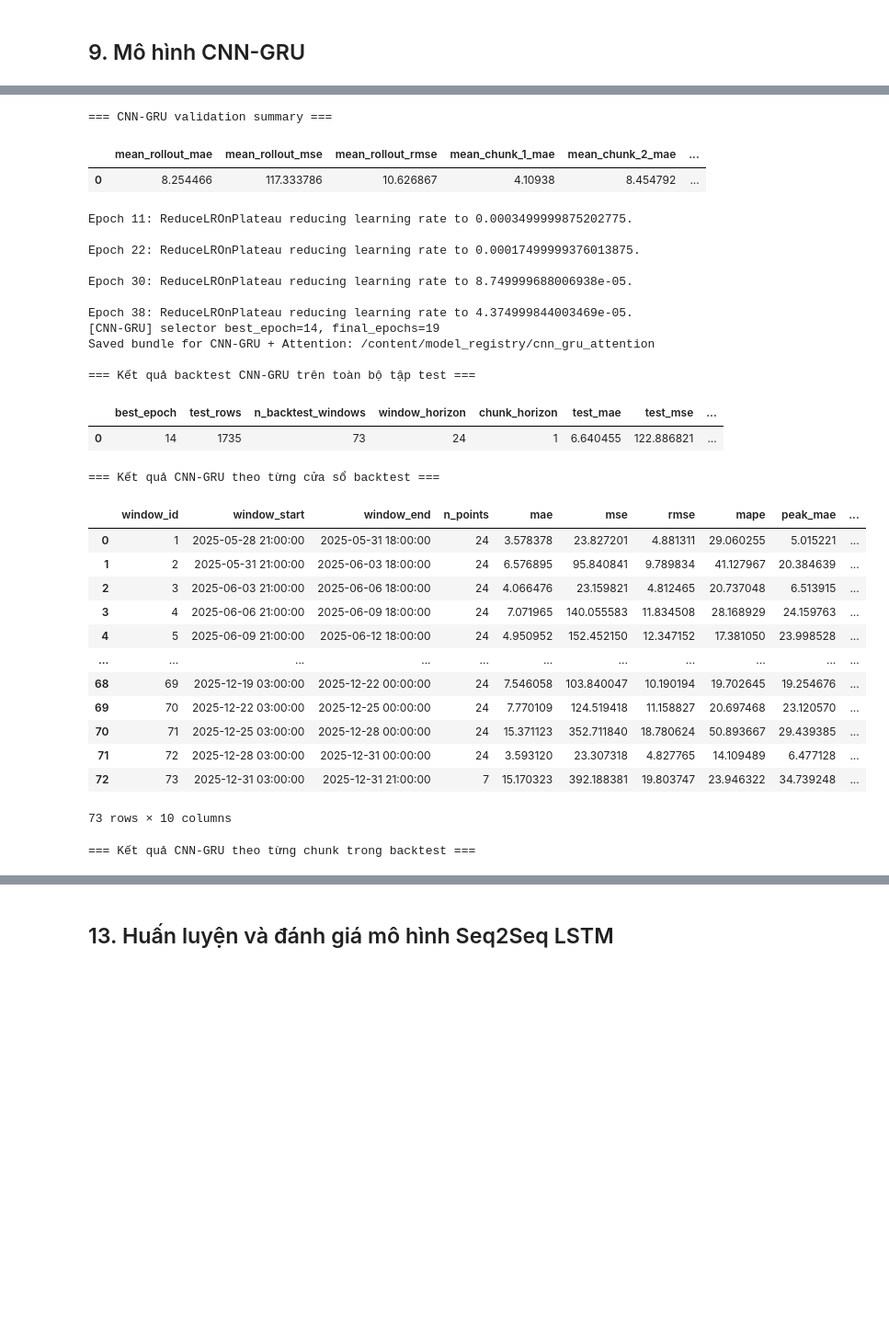
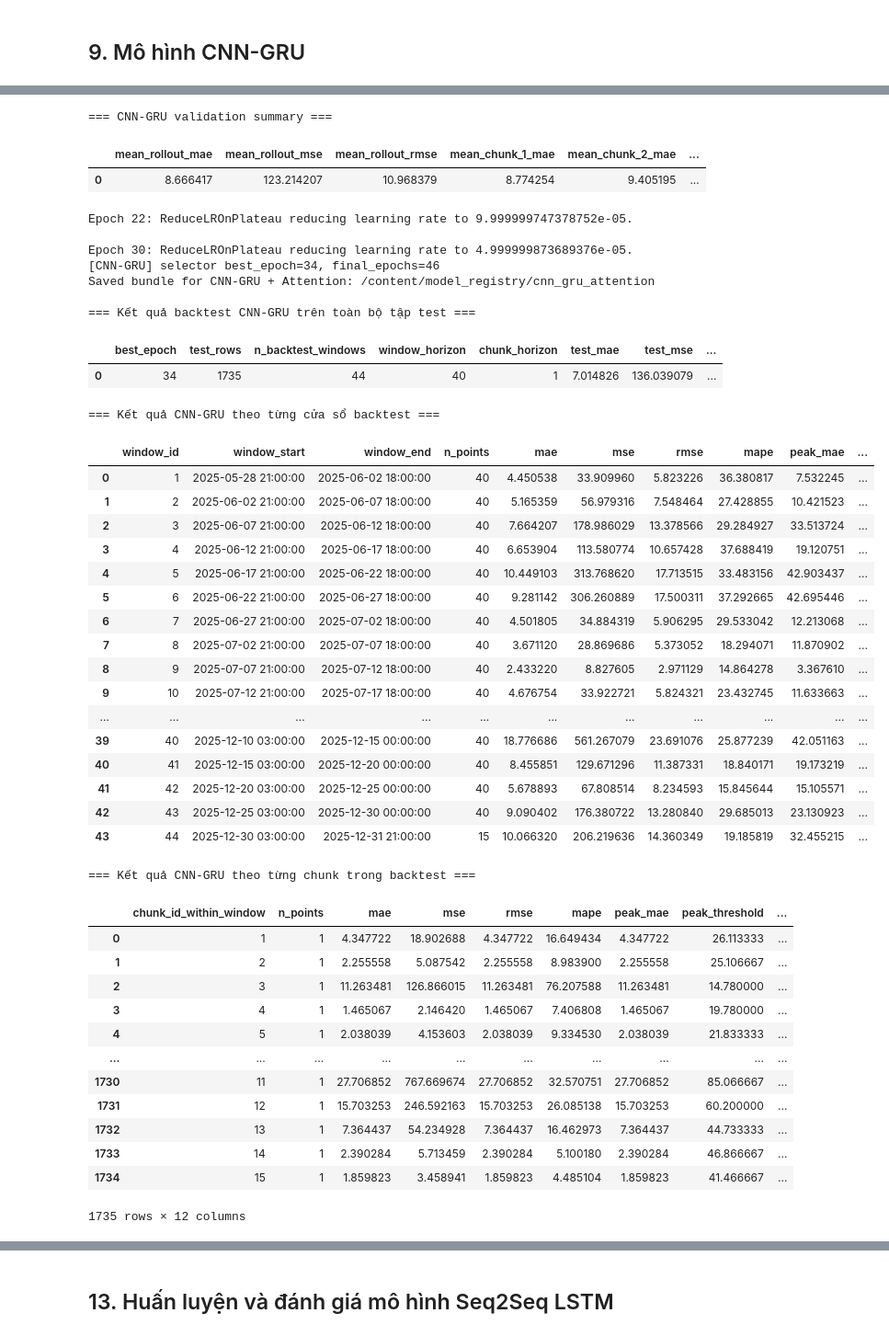
Before and after one commit to HoangHumg1210/hoankiem-air-quality-forecasting, a Jupyter notebook: notebooks/03_model.ipynb, the cells around one changed output, grey strips where cells are left out. Shown at 92% size. Saved outputs shown, nothing was run; the diff lists cells and outputs as text; code cells hidden in the pictures; blank space fills up the shorter version.

```diff
--- a/notebooks/03_model.ipynb
+++ b/notebooks/03_model.ipynb
@@ -452,7 +452,7 @@ Bộ đặc trưng đang dùng: ['PM25_lag_1', 'PM25_lag_8', 'PM25_lag_24', 'PM2
 
 LOOKBACK = 112
 CHUNK_HORIZON = 1
-ROLLOUT_HORIZON = 24
+ROLLOUT_HORIZON = 40
 N_CHUNKS = ROLLOUT_HORIZON // CHUNK_HORIZON
 HORIZON = CHUNK_HORIZON
 EVAL_SIZE = ROLLOUT_HORIZON
@@ -1336,7 +1336,17 @@ def build_gru_model(
         name="time_distributed_output",
     )(x)
 
-    outputs = tf.keras.layers.Reshape((horizon,), name="forecast_output")(x)
+        # ===== SỬA Ở ĐÂY =====
+    forecast_delta = tf.keras.layers.Reshape(
+        (horizon,), name="forecast_delta"
+    )(x)
+    decoder_baseline = tf.keras.layers.Reshape(
+        (horizon,), name="decoder_baseline"
+    )(decoder_inputs)
+    outputs = tf.keras.layers.Add(
+        name="forecast_output"
+    )([forecast_delta, decoder_baseline])
+    # =====================)
 
     model_name = "seq2seq_gru_attention" if use_attention else "seq2seq_gru"
     model = tf.keras.Model(inputs=[encoder_inputs, decoder_inputs], outputs=outputs, name=model_name)
@@ -1392,7 +1401,7 @@ for feature_set_name in [SELECTED_FEATURE_SET, OPTIMISTIC_FEATURE_SET]:
         raise ValueError(f"Thiếu các cột feature cho {feature_set_name}: {missing_feature_cols}")
 
 MODEL_KWARGS = {
-    "gru_units": (128, 64),
+    "gru_units": (256, 128, 64),
     "dense_units": 128,
     "dropout": 0.15,
     "recurrent_dropout": 0.0,
@@ -2045,8 +2070,8 @@ def build_cnn_gru_model(
 
 CNN_GRU_MODEL_KWARGS = {
     "conv_filters": (64, 128),
-    "kernel_size": 3,
-    "pool_size": 1,
+    "kernel_size": 5,
+    "pool_size": 2,
     "gru_units": (128, 64),
     "dense_units": 128,
     "dropout": 0.10,
@@ -2447,31 +2472,44 @@ Epoch 19: ReduceLROnPlateau reducing learning rate to 0.00017499999376013875.
 === CNN-GRU validation summary ===
 |  | mean_rollout_mae | mean_rollout_mse | mean_rollout_rmse | mean_chunk_1_mae | mean_chunk_2_mae | ... |
-| 0 | 8.254466 | 117.333786 | 10.626867 | 4.10938 | 8.454792 | ... |
+| 0 | 8.666417 | 123.214207 | 10.968379 | 8.774254 | 9.405195 | ... |
-Epoch 11: ReduceLROnPlateau reducing learning rate to 0.0003499999875202775.
+Epoch 22: ReduceLROnPlateau reducing learning rate to 9.999999747378752e-05.
 
-Epoch 22: ReduceLROnPlateau reducing learning rate to 0.00017499999376013875.
-
-Epoch 30: ReduceLROnPlateau reducing learning rate to 8.749999688006938e-05.
-
-Epoch 38: ReduceLROnPlateau reducing learning rate to 4.374999844003469e-05.
-[CNN-GRU] selector best_epoch=14, final_epochs=19
+Epoch 30: ReduceLROnPlateau reducing learning rate to 4.999999873689376e-05.
+[CNN-GRU] selector best_epoch=34, final_epochs=46
 Saved bundle for CNN-GRU + Attention: /content/model_registry/cnn_gru_attention
 
 === Kết quả backtest CNN-GRU trên toàn bộ tập test ===
 |  | best_epoch | test_rows | n_backtest_windows | window_horizon | chunk_horizon | test_mae | test_mse | ... |
-| 0 | 14 | 1735 | 73 | 24 | 1 | 6.640455 | 122.886821 | ... |
+| 0 | 34 | 1735 | 44 | 40 | 1 | 7.014826 | 136.039079 | ... |
 === Kết quả CNN-GRU theo từng cửa sổ backtest ===
 |  | window_id | window_start | window_end | n_points | mae | mse | rmse | mape | peak_mae | ... |
-| 0 | 1 | 2025-05-28 21:00:00 | 2025-05-31 18:00:00 | 24 | 3.578378 | 23.827201 | 4.881311 | 29.060255 | 5.015221 | ... |
-| 1 | 2 | 2025-05-31 21:00:00 | 2025-06-03 18:00:00 | 24 | 6.576895 | 95.840841 | 9.789834 | 41.127967 | 20.384639 | ... |
-| 2 | 3 | 2025-06-03 21:00:00 | 2025-06-06 18:00:00 | 24 | 4.066476 | 23.159821 | 4.812465 | 20.737048 | 6.513915 | ... |
-| 3 | 4 | 2025-06-06 21:00:00 | 2025-06-09 18:00:00 | 24 | 7.071965 | 140.055583 | 11.834508 | 28.168929 | 24.159763 | ... |
-| 4 | 5 | 2025-06-09 21:00:00 | 2025-06-12 18:00:00 | 24 | 4.950952 | 152.452150 | 12.347152 | 17.381050 | 23.998528 | ... |
+| 0 | 1 | 2025-05-28 21:00:00 | 2025-06-02 18:00:00 | 40 | 4.450538 | 33.909960 | 5.823226 | 36.380817 | 7.532245 | ... |
+| 1 | 2 | 2025-06-02 21:00:00 | 2025-06-07 18:00:00 | 40 | 5.165359 | 56.979316 | 7.548464 | 27.428855 | 10.421523 | ... |
+| 2 | 3 | 2025-06-07 21:00:00 | 2025-06-12 18:00:00 | 40 | 7.664207 | 178.986029 | 13.378566 | 29.284927 | 33.513724 | ... |
+| 3 | 4 | 2025-06-12 21:00:00 | 2025-06-17 18:00:00 | 40 | 6.653904 | 113.580774 | 10.657428 | 37.688419 | 19.120751 | ... |
+| 4 | 5 | 2025-06-17 21:00:00 | 2025-06-22 18:00:00 | 40 | 10.449103 | 313.768620 | 17.713515 | 33.483156 | 42.903437 | ... |
+| 5 | 6 | 2025-06-22 21:00:00 | 2025-06-27 18:00:00 | 40 | 9.281142 | 306.260889 | 17.500311 | 37.292665 | 42.695446 | ... |
+| 6 | 7 | 2025-06-27 21:00:00 | 2025-07-02 18:00:00 | 40 | 4.501805 | 34.884319 | 5.906295 | 29.533042 | 12.213068 | ... |
+| 7 | 8 | 2025-07-02 21:00:00 | 2025-07-07 18:00:00 | 40 | 3.671120 | 28.869686 | 5.373052 | 18.294071 | 11.870902 | ... |
+| 8 | 9 | 2025-07-07 21:00:00 | 2025-07-12 18:00:00 | 40 | 2.433220 | 8.827605 | 2.971129 | 14.864278 | 3.367610 | ... |
+| 9 | 10 | 2025-07-12 21:00:00 | 2025-07-17 18:00:00 | 40 | 4.676754 | 33.922721 | 5.824321 | 23.432745 | 11.633663 | ... |
 | ... | ... | ... | ... | ... | ... | ... | ... | ... | ... | ... |
-| 68 | 69 | 2025-12-19 03:00:00 | 2025-12-22 00:00:00 | 24 | 7.546058 | 103.840047 | 10.190194 | 19.702645 | 19.254676 | ... |
-| 69 | 70 | 2025-12-22 03:00:00 | 2025-12-25 00:00:00 | 24 | 7.770109 | 124.519418 | 11.158827 | 20.697468 | 23.120570 | ... |
-| 70 | 71 | 2025-12-25 03:00:00 | 2025-12-28 00:00:00 | 24 | 15.371123 | 352.711840 | 18.780624 | 50.893667 | 29.439385 | ... |
-| 71 | 72 | 2025-12-28 03:00:00 | 2025-12-31 00:00:00 | 24 | 3.593120 | 23.307318 | 4.827765 | 14.109489 | 6.477128 | ... |
-| 72 | 73 | 2025-12-31 03:00:00 | 2025-12-31 21:00:00 | 7 | 15.170323 | 392.188381 | 19.803747 | 23.946322 | 34.739248 | ... |
+| 39 | 40 | 2025-12-10 03:00:00 | 2025-12-15 00:00:00 | 40 | 18.776686 | 561.267079 | 23.691076 | 25.877239 | 42.051163 | ... |
+| 40 | 41 | 2025-12-15 03:00:00 | 2025-12-20 00:00:00 | 40 | 8.455851 | 129.671296 | 11.387331 | 18.840171 | 19.173219 | ... |
+| 41 | 42 | 2025-12-20 03:00:00 | 2025-12-25 00:00:00 | 40 | 5.678893 | 67.808514 | 8.234593 | 15.845644 | 15.105571 | ... |
+| 42 | 43 | 2025-12-25 03:00:00 | 2025-12-30 00:00:00 | 40 | 9.090402 | 176.380722 | 13.280840 | 29.685013 | 23.130923 | ... |
+| 43 | 44 | 2025-12-30 03:00:00 | 2025-12-31 21:00:00 | 15 | 10.066320 | 206.219636 | 14.360349 | 19.185819 | 32.455215 | ... |
-73 rows × 10 columns
+=== Kết quả CNN-GRU theo từng chunk trong backtest ===
+|  | chunk_id_within_window | n_points | mae | mse | rmse | mape | peak_mae | peak_threshold | ... |
+| 0 | 1 | 1 | 4.347722 | 18.902688 | 4.347722 | 16.649434 | 4.347722 | 26.113333 | ... |
+| 1 | 2 | 1 | 2.255558 | 5.087542 | 2.255558 | 8.983900 | 2.255558 | 25.106667 | ... |
+| 2 | 3 | 1 | 11.263481 | 126.866015 | 11.263481 | 76.207588 | 11.263481 | 14.780000 | ... |
+| 3 | 4 | 1 | 1.465067 | 2.146420 | 1.465067 | 7.406808 | 1.465067 | 19.780000 | ... |
+| 4 | 5 | 1 | 2.038039 | 4.153603 | 2.038039 | 9.334530 | 2.038039 | 21.833333 | ... |
+| ... | ... | ... | ... | ... | ... | ... | ... | ... | ... |
+| 1730 | 11 | 1 | 27.706852 | 767.669674 | 27.706852 | 32.570751 | 27.706852 | 85.066667 | ... |
+| 1731 | 12 | 1 | 15.703253 | 246.592163 | 15.703253 | 26.085138 | 15.703253 | 60.200000 | ... |
+| 1732 | 13 | 1 | 7.364437 | 54.234928 | 7.364437 | 16.462973 | 7.364437 | 44.733333 | ... |
+| 1733 | 14 | 1 | 2.390284 | 5.713459 | 2.390284 | 5.100180 | 2.390284 | 46.866667 | ... |
+| 1734 | 15 | 1 | 1.859823 | 3.458941 | 1.859823 | 4.485104 | 1.859823 | 41.466667 | ... |
-=== Kết quả CNN-GRU theo từng chunk trong backtest ===
+1735 rows × 12 columns
```
Also changed, not shown: parts of 15 cells of this notebook.
